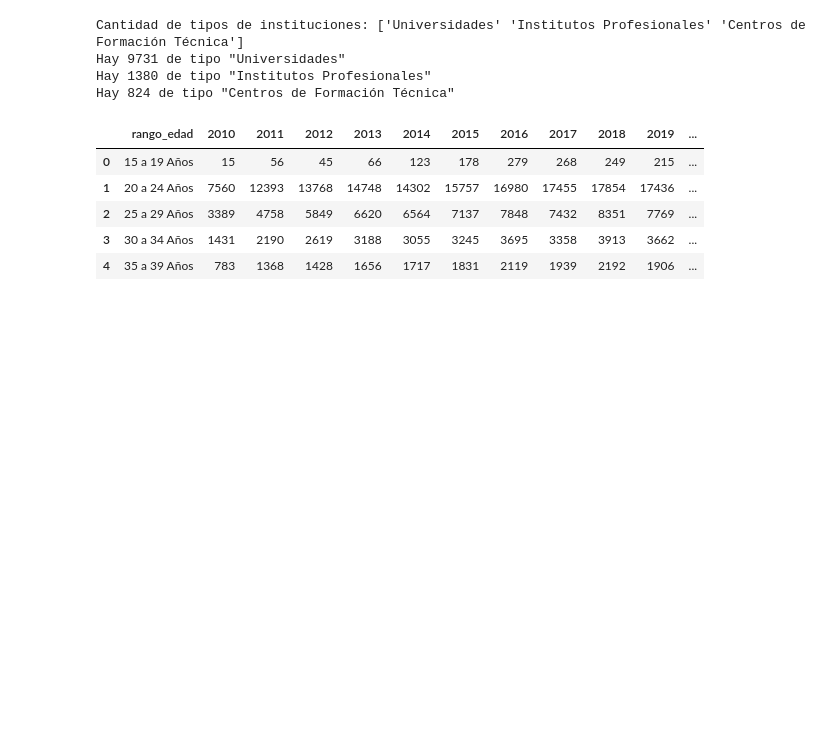
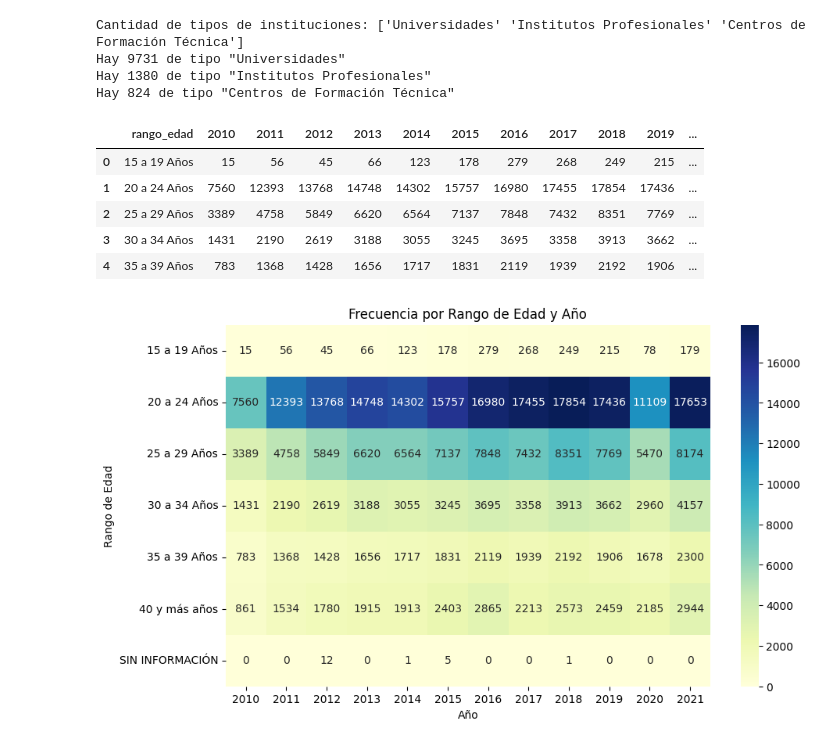
Before and after one commit to NicoBrandstetterr/titulados_ed_superior, a Jupyter notebook: preprocesamiento.ipynb, the cells around one changed output. Saved outputs shown, nothing was run; the diff lists cells and outputs as text; code cells hidden in the pictures; blank space fills up the shorter version.

Commit message:
generación de mapa de calor frec rango edad año

```diff
--- a/preprocesamiento.ipynb
+++ b/preprocesamiento.ipynb
@@ -149,3 +133,17 @@ counts_df_uni.head()
 | 2 | 25 a 29 Años | 3389 | 4758 | 5849 | 6620 | 6564 | 7137 | 7848 | 7432 | 8351 | 7769 | ... |
 | 3 | 30 a 34 Años | 1431 | 2190 | 2619 | 3188 | 3055 | 3245 | 3695 | 3358 | 3913 | 3662 | ... |
 | 4 | 35 a 39 Años | 783 | 1368 | 1428 | 1656 | 1717 | 1831 | 2119 | 1939 | 2192 | 1906 | ... |
+# %%
+# Crea el mapa de calor
+plt.figure(figsize=(10, 6))  # Tamaño de la figura
+sns.heatmap(df_counts.set_index('rango_edad'), cmap='YlGnBu', annot=True, fmt='d', cbar=True)
+
+# Personaliza el mapa de calor
+plt.title('Frecuencia por Rango de Edad y Año')  # Título del gráfico
+plt.xlabel('Año')  # Etiqueta del eje x
+plt.ylabel('Rango de Edad')  # Etiqueta del eje y
+
+# Muestra el mapa de calor
+plt.show()
+# %% [output]
+[figure, added]
```
Also changed, not shown: parts of 2 cells of this notebook.
